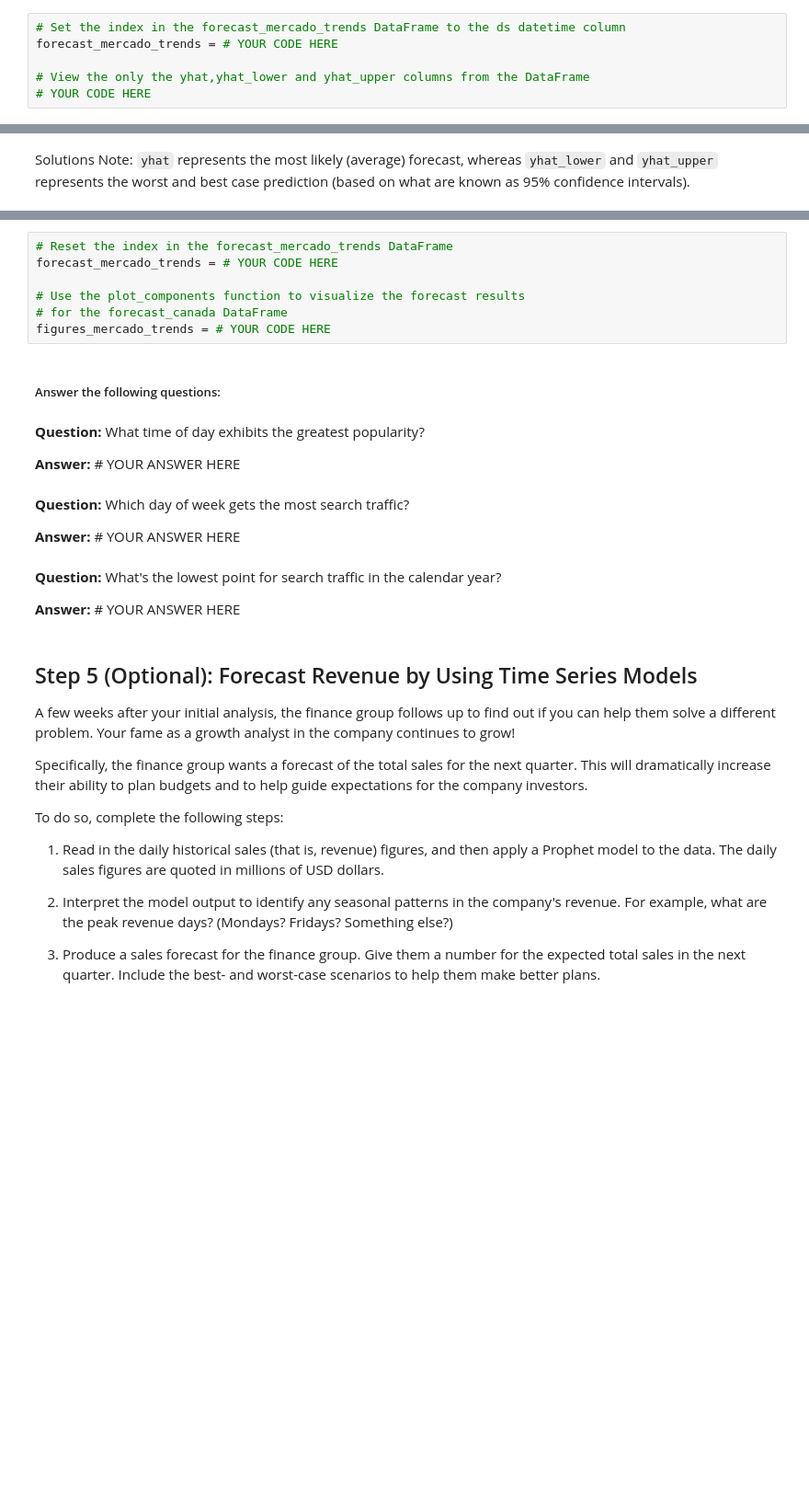
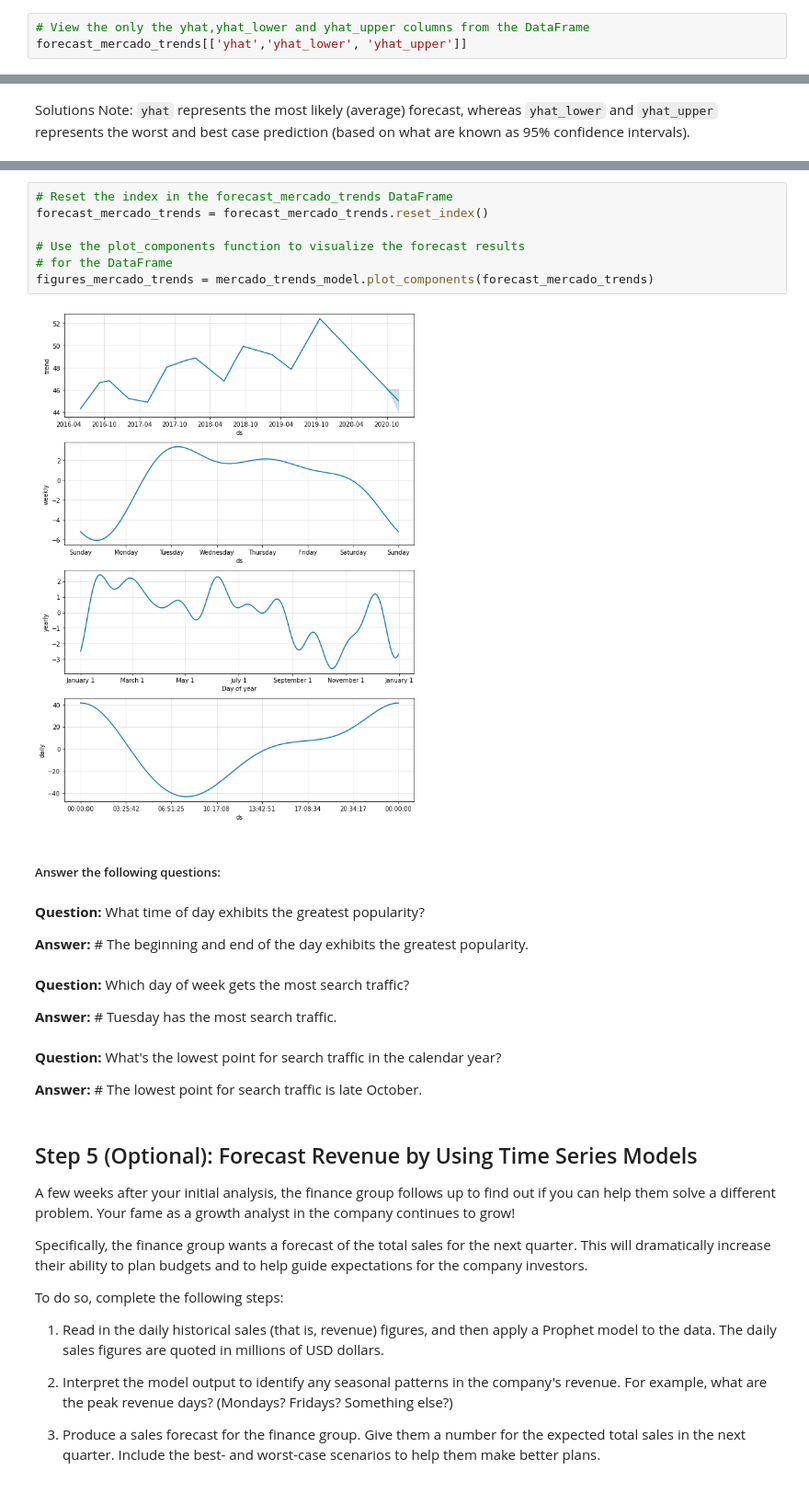
Before and after one commit to coronado212/time_series_analysis_ml_11, a Jupyter notebook: forecasting_net_prophet.ipynb, the cells around one changed output, grey strips where cells are left out. Shown at 92% size. Cells and saved outputs as stored; diff of their text form; blank space fills up the shorter version.

```diff
--- a/forecasting_net_prophet.ipynb
+++ b/forecasting_net_prophet.ipynb
@@ -481,8 +515,5 @@ forecast_mercado_trends = # YOUR CODE HERE
 
 * What's the lowest point for search traffic in the calendar year?
 # %%
-# Set the index in the forecast_mercado_trends DataFrame to the ds datetime column
-forecast_mercado_trends = # YOUR CODE HERE
-
 # View the only the yhat,yhat_lower and yhat_upper columns from the DataFrame
-# YOUR CODE HERE
+forecast_mercado_trends[['yhat','yhat_lower', 'yhat_upper']]
@@ -498,24 +543,26 @@ hv.extension('bokeh')
 # %%
 # Reset the index in the forecast_mercado_trends DataFrame
-forecast_mercado_trends = # YOUR CODE HERE
+forecast_mercado_trends = forecast_mercado_trends.reset_index()
 
 # Use the plot_components function to visualize the forecast results
-# for the forecast_canada DataFrame
-figures_mercado_trends = # YOUR CODE HERE
+# for the DataFrame
+figures_mercado_trends = mercado_trends_model.plot_components(forecast_mercado_trends)
+# %% [output]
+[figure, added]
 # %% [markdown]
 ##### Answer the following questions:
 # %% [markdown]
 **Question:** What time of day exhibits the greatest popularity?
 
-**Answer:** # YOUR ANSWER HERE
+**Answer:** # The beginning and end of the day exhibits the greatest popularity.
 # %% [markdown]
 **Question:** Which day of week gets the most search traffic?
 
-**Answer:** # YOUR ANSWER HERE
+**Answer:** # Tuesday has the most search traffic.
 # %% [markdown]
 **Question:** What's the lowest point for search traffic in the calendar year?
 
-**Answer:** # YOUR ANSWER HERE
+**Answer:** # The lowest point for search traffic is late October.
 # %% [markdown]
 ## Step 5 (Optional): Forecast Revenue by Using Time Series Models
 
```
Also changed, not shown: parts of 9 cells of this notebook, 1 other file.
